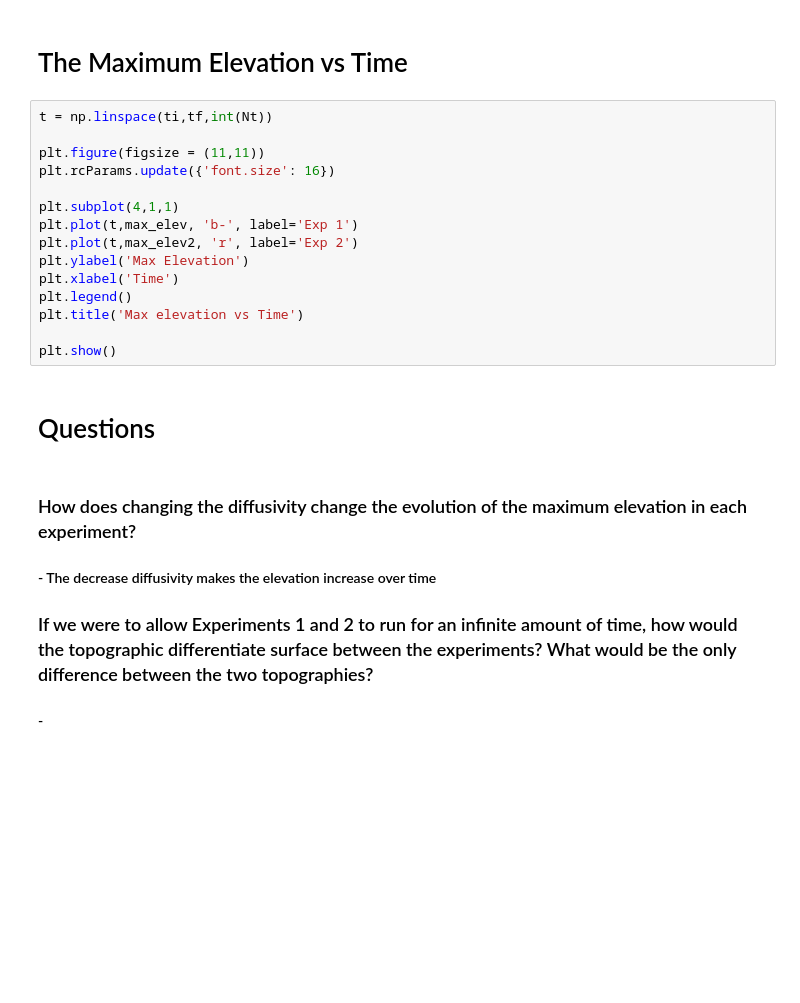
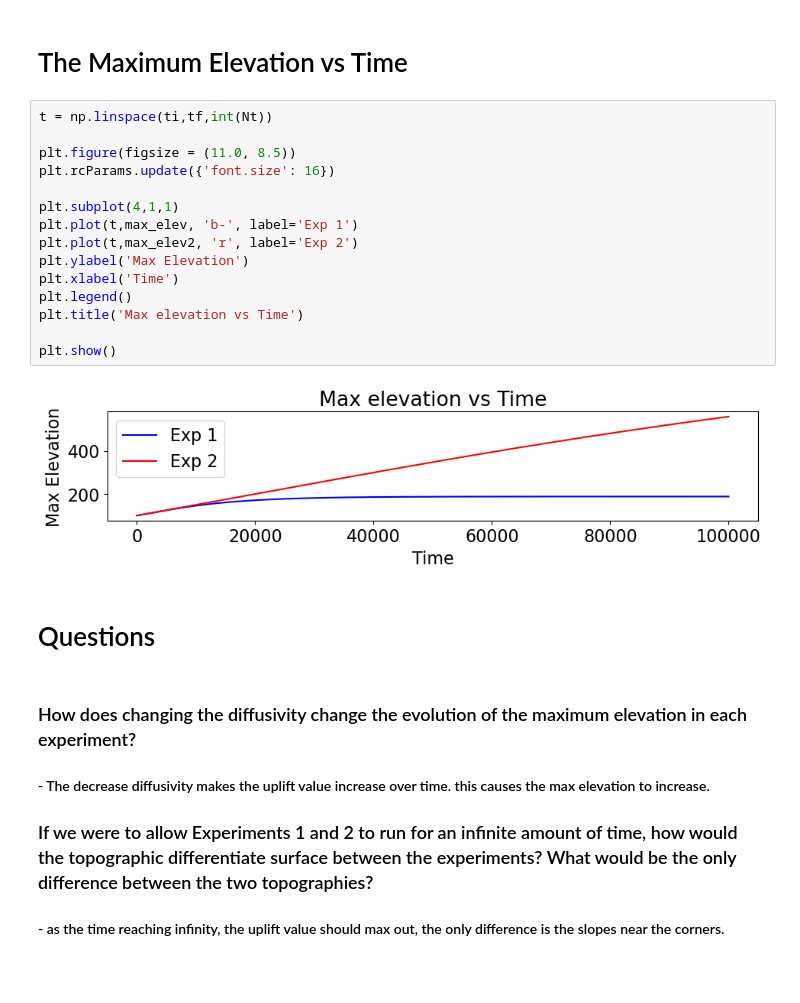
Before and after one commit to Roythebuilder15/Geos518, a Jupyter notebook: module 4/2D_LandscapeEvolution-Assignment.ipynb, the cells around one changed output. Cells and saved outputs as stored; diff of their text form; blank space fills up the shorter version.

```diff
--- a/module 4/2D_LandscapeEvolution-Assignment.ipynb
+++ b/module 4/2D_LandscapeEvolution-Assignment.ipynb
@@ -237,25 +248,27 @@ plt.show()
 # %%
 t = np.linspace(ti,tf,int(Nt))
 
-plt.figure(figsize = (11,11))
+plt.figure(figsize = (11.0, 8.5))
 plt.rcParams.update({'font.size': 16})
 
 plt.subplot(4,1,1)
 plt.plot(t,max_elev, 'b-', label='Exp 1')
 plt.plot(t,max_elev2, 'r', label='Exp 2')
 plt.ylabel('Max Elevation')
 plt.xlabel('Time')
 plt.legend()
 plt.title('Max elevation vs Time')
 
 plt.show()
+# %% [output]
+[figure, added]
 # %% [markdown]
 # Questions
 # %% [markdown]
 ### How does changing the diffusivity change the evolution of the maximum elevation in each experiment?
-#### - The decrease diffusivity makes the elevation increase over time
+#### - The decrease diffusivity makes the uplift value increase over time. this causes the max elevation to increase.
 
 ### If we were to allow Experiments 1 and 2 to run for an infinite amount of time, how would the topographic differentiate surface between the experiments? What would be the only difference between the two topographies?
-#### -
+#### - as the time reaching infinity, the uplift value should max out, the only difference is the slopes near the corners.
 # %% [markdown]
 ###
```
Also changed, not shown: parts of 4 cells of this notebook.
